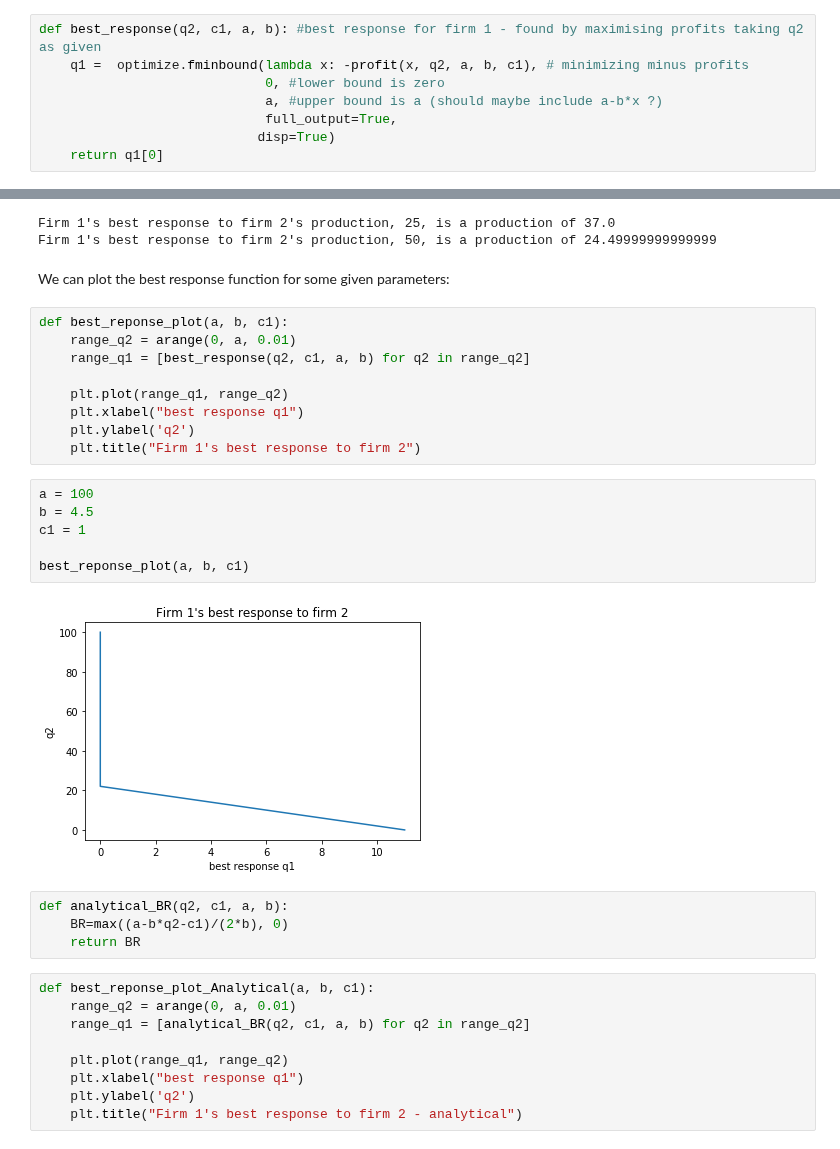
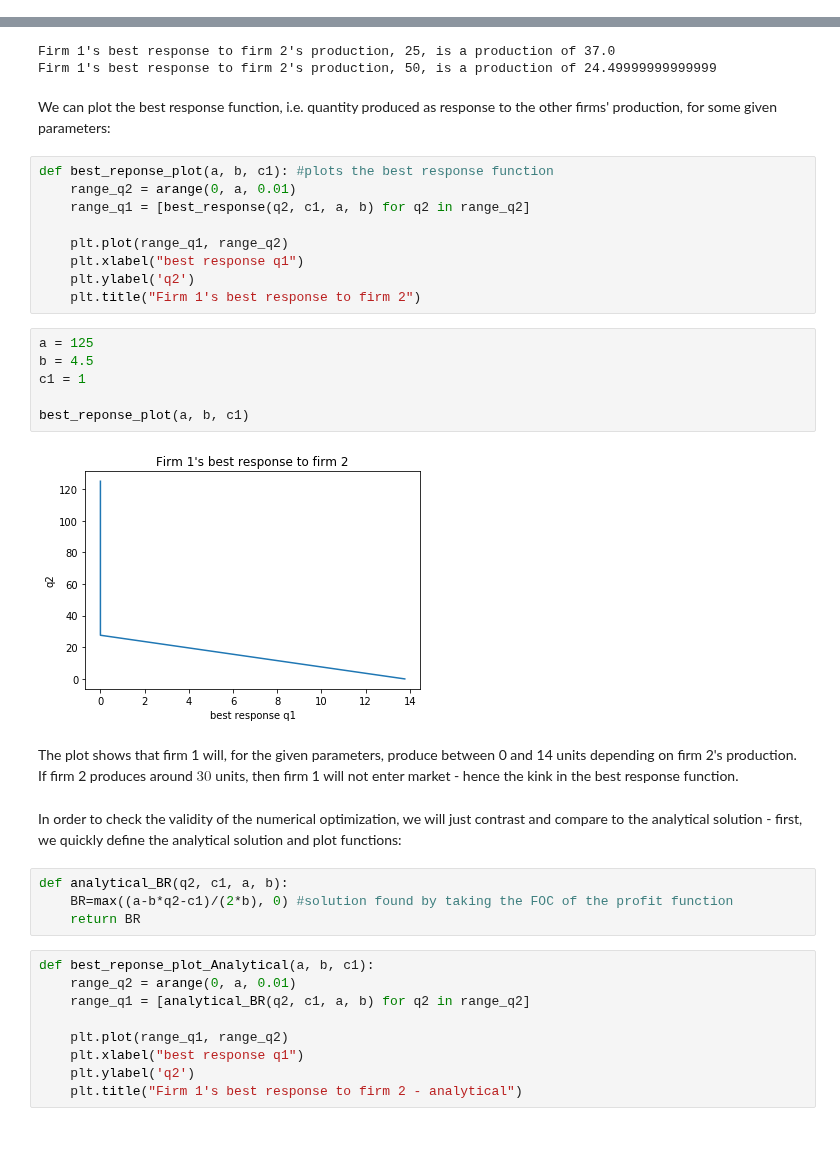
Before and after one commit to NumEconCopenhagen/projects-2019-wms, a Jupyter notebook: modelproject/modelproject.ipynb, the cells around one changed output, grey strips where cells are left out. Cells and saved outputs as stored; diff of their text form.

Commit message:
Put function into functions module
To do:
- interactive plot
- General solution

```diff
--- a/modelproject/modelproject.ipynb
+++ b/modelproject/modelproject.ipynb
@@ -135,8 +125,0 @@ def profit(q1, q2, a, b, c): #Profit for a given firm with production q1 and cos
-# %%
-def best_response(q2, c1, a, b): #best response for firm 1 - found by maximising profits taking q2 as given
-    q1 =  optimize.fminbound(lambda x: -profit(x, q2, a, b, c1), # minimizing minus profits
-                             0, #lower bound is zero
-                             a, #upper bound is a (should maybe include a-b*x ?)
-                             full_output=True,
-                            disp=True)
-    return q1[0]
@@ -160,9 +179,9 @@ print("Firm 1's best response to firm 2's production, " + str(q2) + ", is a prod
 Firm 1's best response to firm 2's production, 25, is a production of 37.0
 Firm 1's best response to firm 2's production, 50, is a production of 24.49999999999999
 # %% [markdown]
-We can plot the best response function for some given parameters:
+We can plot the best response function, i.e. quantity produced as response to the other firms' production, for some given parameters:
 # %%
-def best_reponse_plot(a, b, c1):
+def best_reponse_plot(a, b, c1): #plots the best response function
     range_q2 = arange(0, a, 0.01)
     range_q1 = [best_response(q2, c1, a, b) for q2 in range_q2]
 
@@ -171,16 +190,20 @@ def best_reponse_plot(a, b, c1):
     plt.ylabel('q2')
     plt.title("Firm 1's best response to firm 2")
 # %%
-a = 100
+a = 125
 b = 4.5
 c1 = 1
 
 best_reponse_plot(a, b, c1)
 # %% [output]
-[figure, old version]
+[figure, new version]
+# %% [markdown]
+The plot shows that firm 1 will, for the given parameters, produce between 0 and 14 units depending on firm 2's production. If firm 2 produces around $30$ units, then firm 1 will not enter market - hence the kink in the best response function.
+# %% [markdown]
+In order to check the validity of the numerical optimization, we will just contrast and compare to the analytical solution - first, we quickly define the analytical solution and plot functions:
 # %%
 def analytical_BR(q2, c1, a, b):
-    BR=max((a-b*q2-c1)/(2*b), 0)
+    BR=max((a-b*q2-c1)/(2*b), 0) #solution found by taking the FOC of the profit function
     return BR
 # %%
 def best_reponse_plot_Analytical(a, b, c1):
```
Also changed, not shown: parts of 34 cells of this notebook, 1 other file.
